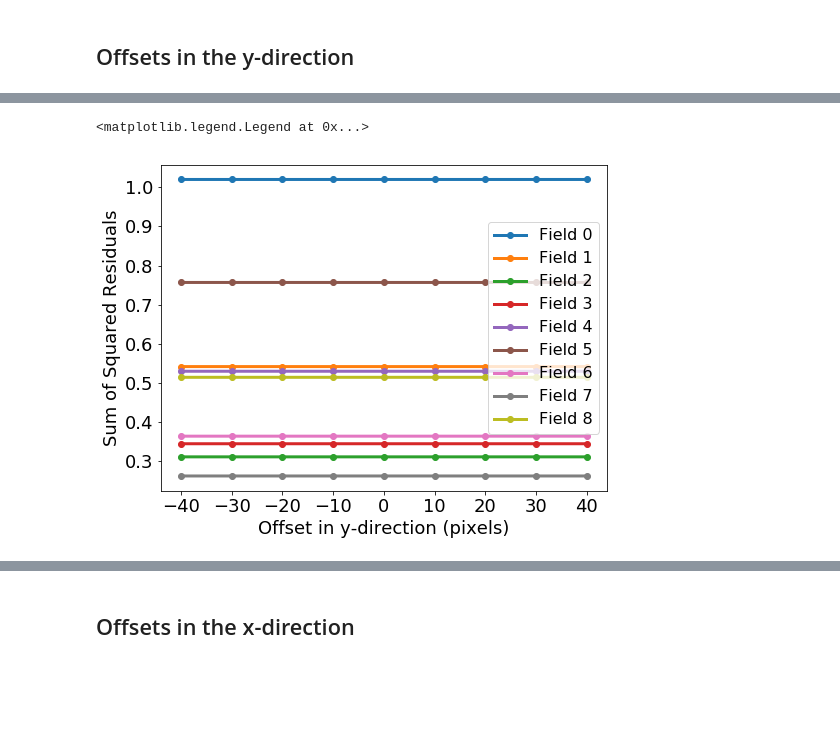
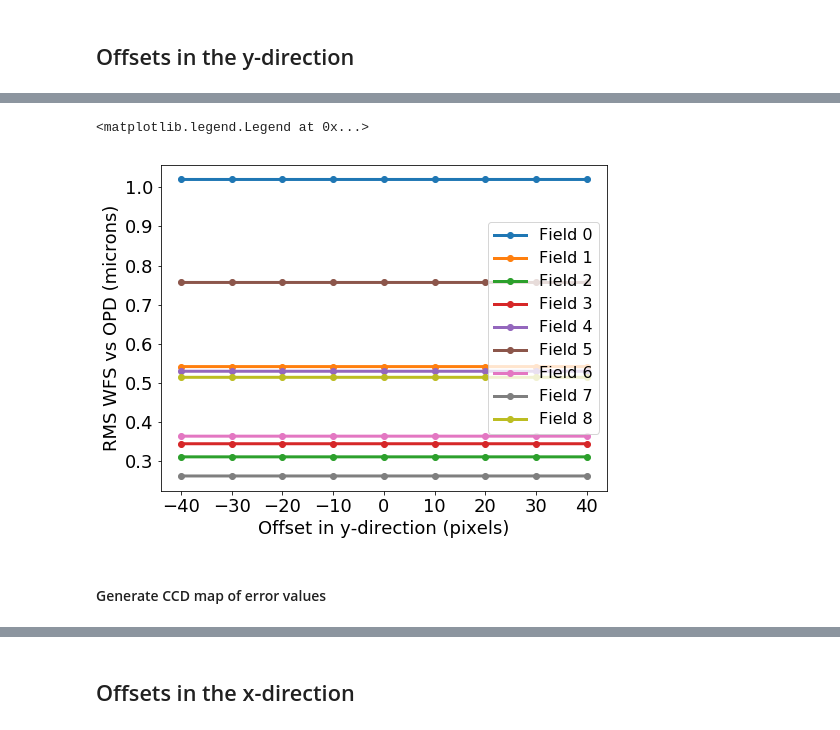
Before and after one commit to lsst-ts/ts_phosim, a Jupyter notebook: notebooks/analysis_notebooks/centroid_accuracy.ipynb, the cells around one changed output, grey strips where cells are left out. Cells and saved outputs as stored; diff of their text form; code cells hidden in the pictures; blank space fills up the shorter version.

```diff
--- a/notebooks/analysis_notebooks/centroid_accuracy.ipynb
+++ b/notebooks/analysis_notebooks/centroid_accuracy.ipynb
@@ -4,0 +19,2 @@ In this notebook we will look at how the Zernike polynomial estimation performan
+# %%
+data_dir = '/astro/store/epyc/projects/lsst_comm/ts_phosim/notebooks/analysis_data/centroid_offsets/noBaseOffset/'
@@ -22,2 +24,0 @@ import matplotlib.pyplot as plt
-# %%
-data_dir = '/astro/store/epyc/projects/lsst_comm/ts_phosim/notebooks/analysis_data/centroid_offsets/'
@@ -49,12 +49,14 @@ plt.yticks(size=18)
 # %%
 fig = plt.figure(figsize=(8,6))
 for i in range(9):
     plt.plot(offset_array, np.sqrt(np.array(ssrFieldVals)[:, i]), '-o', lw=3, label='Field %i' % i)
 plt.xlabel('Offset in y-direction (pixels)', size=18)
-plt.ylabel('Sum of Squared Residuals', size=18)
+plt.ylabel('RMS WFS vs OPD (microns)', size=18)
 plt.xticks(size=18)
 plt.yticks(size=18)
 plt.legend(fontsize=16)
 # %% [output]
 <matplotlib.legend.Legend at 0x...>
-[figure, old version]
+[figure, new version]
+# %% [markdown]
+#### Generate CCD map of error values
```
Also changed, not shown: parts of 28 cells of this notebook, 2 other files.
